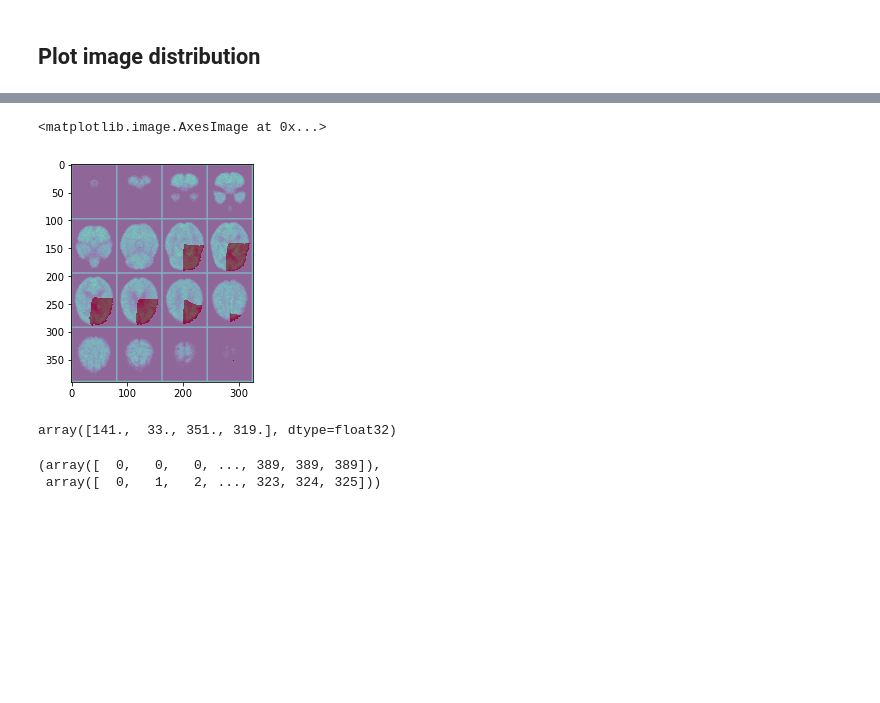
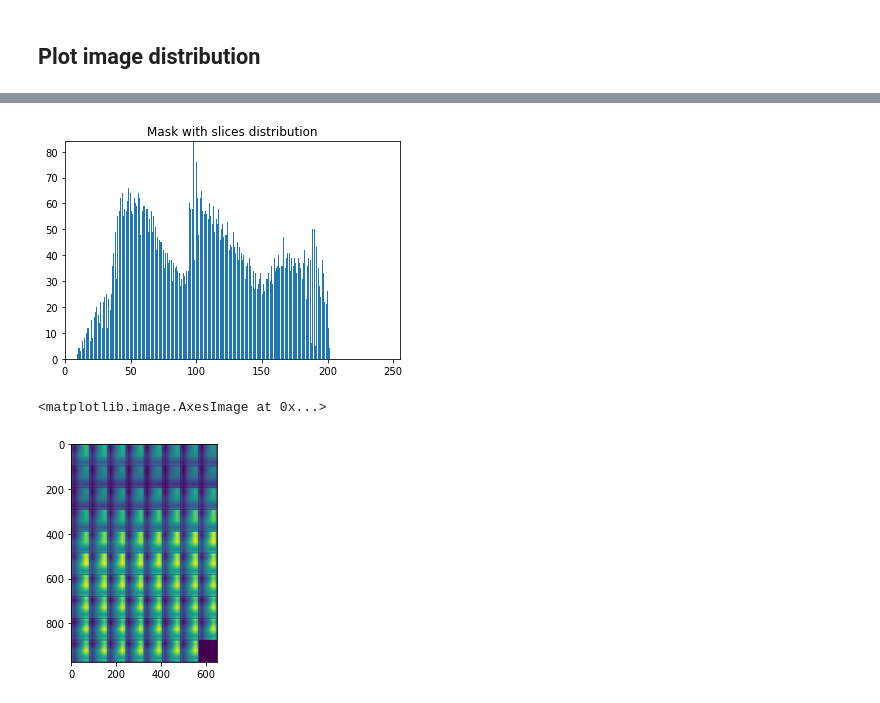
Before and after one commit to FredrikM97/Medical-ROI, a Jupyter notebook: notebooks/04 - segmentation.ipynb, the cells around one changed output, grey strips where cells are left out. Drawn from its saved outputs; the diff is of its cells as text; code cells hidden in the pictures; blank space fills up the shorter version.

```diff
--- a/notebooks/04 - segmentation.ipynb
+++ b/notebooks/04 - segmentation.ipynb
@@ -84,21 +83,0 @@ def create_cam_mask(image, mask):
-# %%
-from src.utils.plots.parula import parula_map
-from matplotlib import colors
-
-t_mask = create_cam_mask(grid_image, grid_mask)
-
-plt.imshow(grid_image)
-plt.imshow(t_mask, alpha=0.4, cmap=colors.ListedColormap(['white','red']), interpolation = 'none', vmin = 0.1)
-# %% [output]
-<matplotlib.image.AxesImage at 0x...>
-[figure, removed]
-# %%
-import numpy as np
-mask_to_bb(t_mask)
-# %% [output]
-array([141.,  33., 351., 319.], dtype=float32)
-# %%
-np.nonzero(t_mask)
-# %% [output]
-(array([  0,   0,   0, ..., 389, 389, 389]),
- array([  0,   1,   2, ..., 323, 324, 325]))
@@ -136,0 +84,10 @@ label_colors = np.array([(0, 0, 0),  # 0=background
+# %%
+# Only check the distribution from each image! This looks a lot better!
+intensity_distribution(tmp.preprocess(tmp.activation_map(tmp.class_idx, tmp.class_scores))[30].flatten(),title="Mask with slices distribution")
+
+sliced_masks = tmp.preprocess(tmp.activation_map(0, tmp.class_scores))
+plt.imshow(torchvision.utils.make_grid(torch.from_numpy(sliced_masks).unsqueeze(1), nrow=8)[0])
+# %% [output]
+[figure, added]
+<matplotlib.image.AxesImage at 0x...>
+[figure, added]
```
Also changed, not shown: parts of 23 cells of this notebook.
